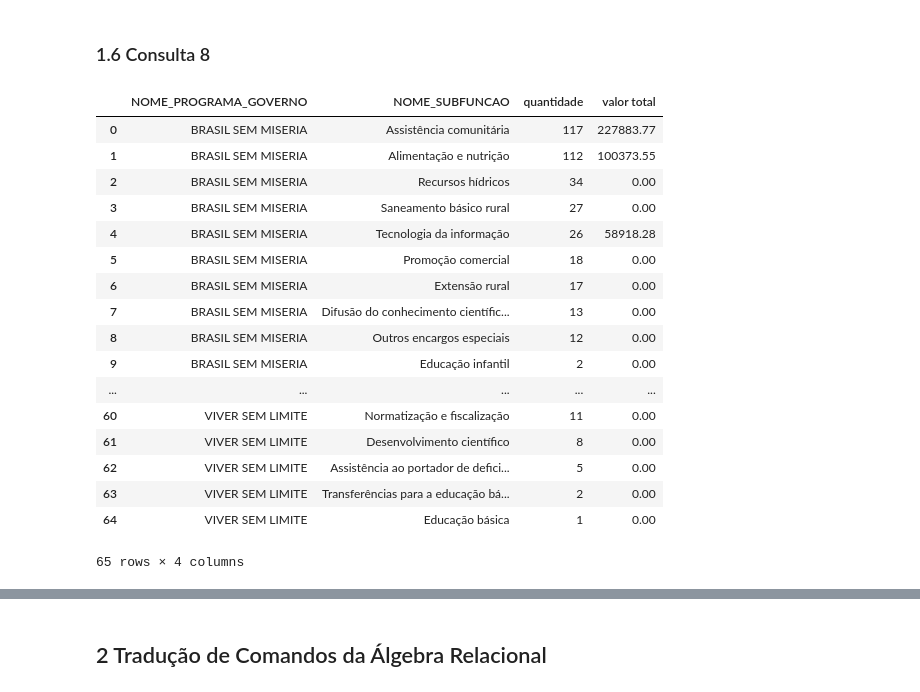
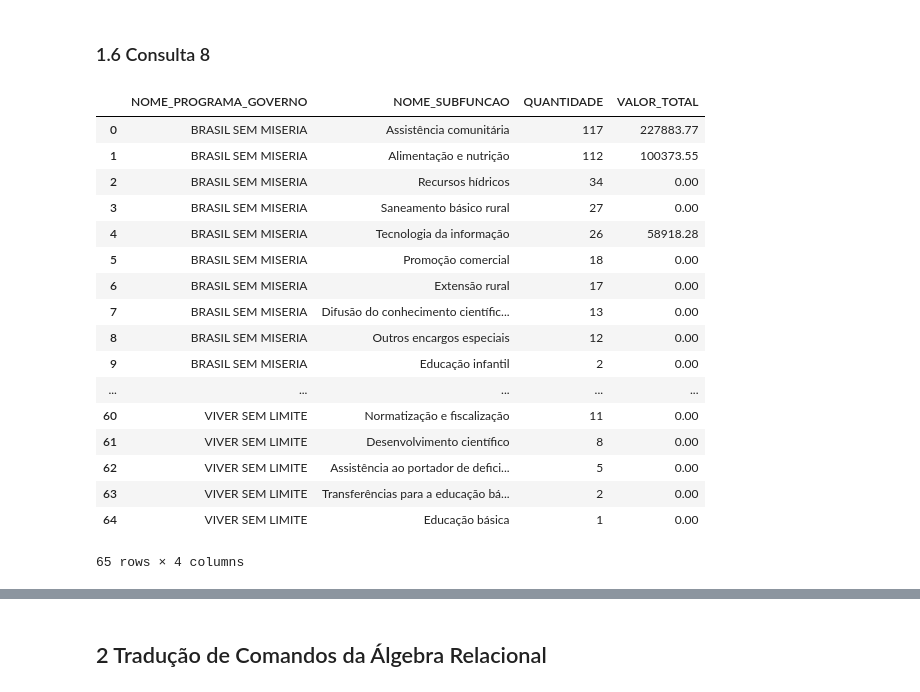
Before and after one commit to brenomatos/tp1-ibd, a Jupyter notebook: Breno.ipynb, the cells around one changed output, grey strips where cells are left out. Cells and saved outputs as stored; diff of their text form; code cells hidden in the pictures.

```diff
--- a/Breno.ipynb
+++ b/Breno.ipynb
@@ -65,7 +142,11 @@ df
 # %%
 # Liste todos os nomes dos órgãos e o valor das despesas totais no ano de 2018 para os
 # mesmos, ordenando de forma decrescente pelo valor.
-query = 'select o.nome_orgao, sum(dp.valor_despesa) from orgao o inner join despesa_publica dp on dp.cod_orgao = o.cod_orgao where dp.ano_despesa = 2018 group by o.nome_orgao order by sum(dp.valor_despesa) desc;'
-
+query = ''' select o.nome_orgao, sum(dp.valor_despesa)
+from orgao o
+inner join despesa_publica dp on dp.cod_orgao = o.cod_orgao
+where dp.ano_despesa = 2018
+group by o.nome_orgao order by sum(dp.valor_despesa) desc;
+'''
 df = pd.read_sql_query(query,conn)
 df
@@ -74,12 +171,19 @@ df
 # %%
 # Liste os nomes das subfunções das despesas públicas envolvidas para cada programa de
 # governo. Sua consulta deve retornar o nome do programa de governo, a subfunção da
 # despesa, a quantidade de entradas de despesas públicas e o valor total dessas despesas.
-query = 'select pg.nome_programa_governo, sf.nome_subfuncao, count(dp.valor_despesa) as "quantidade", sum(dp.valor_despesa) as "valor total" from programa_governo pg inner join despesa_publica dp on dp.cod_programa_governo = pg.cod_programa_governo inner join detalhamento_funcao df on df.cod_detalhamento = dp.cod_detalhamento inner join subfuncao sf on sf.cod_subfuncao = df.cod_subfuncao group by pg.nome_programa_governo, sf.nome_subfuncao order by pg.nome_programa_governo asc, count(dp.valor_despesa) desc, sum(dp.valor_despesa) desc;'
+query = '''select pg.nome_programa_governo, sf.nome_subfuncao, count(dp.valor_despesa) as "QUANTIDADE", sum(dp.valor_despesa) as "VALOR_TOTAL"
+from programa_governo pg
+    inner join despesa_publica dp on dp.cod_programa_governo = pg.cod_programa_governo
+    inner join detalhamento_funcao df on df.cod_detalhamento = dp.cod_detalhamento
+    inner join subfuncao sf on sf.cod_subfuncao = df.cod_subfuncao
+    group by pg.nome_programa_governo, sf.nome_subfuncao
+    order by pg.nome_programa_governo asc, count(dp.valor_despesa) desc, sum(dp.valor_despesa) desc;
+'''
 df = pd.read_sql_query(query,conn)
 df
 # %% [output]
-|  | NOME_PROGRAMA_GOVERNO | NOME_SUBFUNCAO | quantidade | valor total |
+|  | NOME_PROGRAMA_GOVERNO | NOME_SUBFUNCAO | QUANTIDADE | VALOR_TOTAL |
 | 0 | BRASIL SEM MISERIA | Assistência comunitária | 117 | 227883.77 |
 | 1 | BRASIL SEM MISERIA | Alimentação e nutrição | 112 | 100373.55 |
 | 2 | BRASIL SEM MISERIA | Recursos hídricos | 34 | 0.00 |
```
Also changed, not shown: parts of 15 cells of this notebook, 1 other file.
